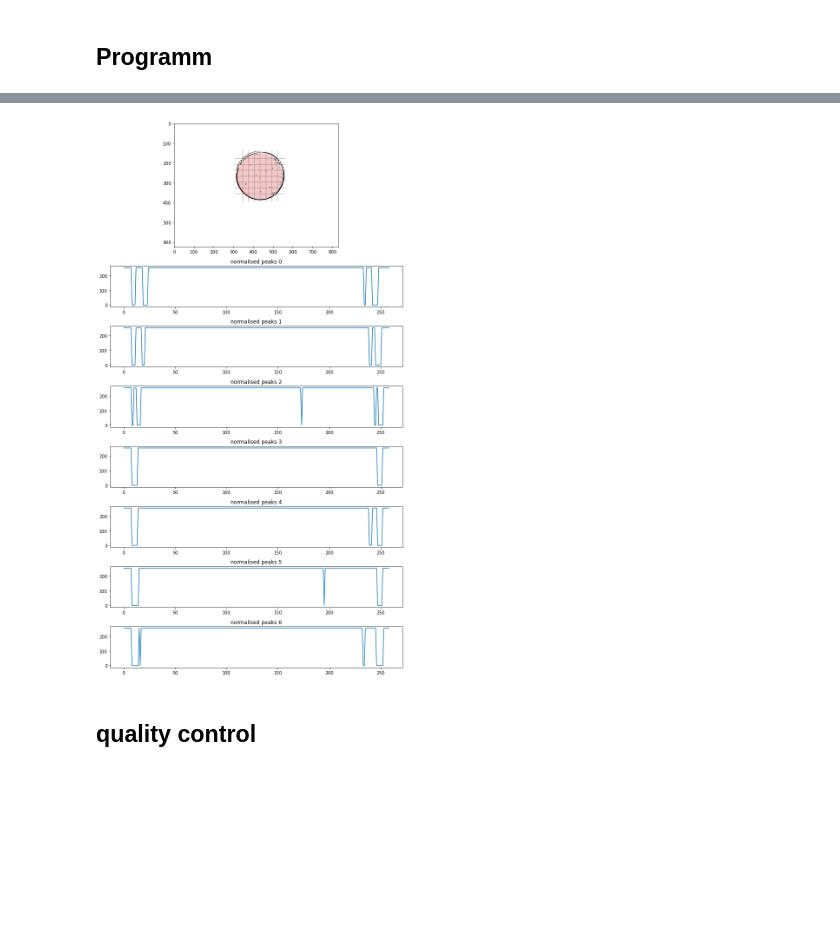
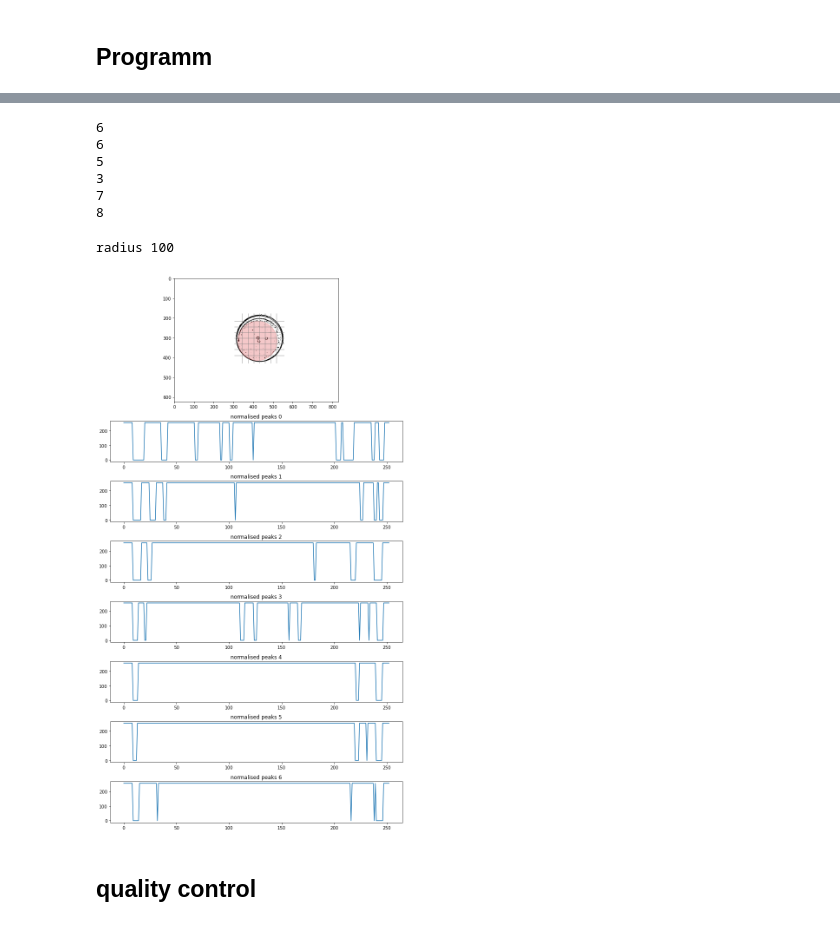
Before and after one commit to cfsb618/PyPhaseChip, a Jupyter notebook: pyphasechip.ipynb, the cells around one changed output, grey strips where cells are left out. Saved outputs shown, nothing was run; the diff lists cells and outputs as text; code cells hidden in the pictures; blank space fills up the shorter version.

```diff
--- a/pyphasechip.ipynb
+++ b/pyphasechip.ipynb
@@ -60,7 +60,7 @@ n_timepoints = int(total_n_images / (number_of_diff_conc * n_wells * 2))
 
 # percental difference of img mean to all previous imgages.
 # value is similar to a sensivity-value
-percental_threshold = 80
+percental_threshold = 40
 
 
 # measured diameter of chamber to calculate radii for circle detection -> min and max [px]
@@ -225,0 +224,11 @@ LLPS detection
+# %%
+for c in range(3):
+    for w in range(2):
+        print(time_resolution[0][c][w]['time idx'])
+# %% [output]
+6
+6
+5
+3
+7
+8
@@ -226,9 +306,11 @@ LLPS detection
 # %%
 ### Plot
 
-time_idx = 1
-conc_nr = 2
-well_nr = 1
+
+conc_nr = 1
+well_nr = 0
+time_idx = 4
+
 img = time_resolution[time_idx][conc_nr][well_nr]['img']
 norm_pp_len_h = time_resolution[time_idx][conc_nr][well_nr]['normg_pp_len_h']
 l = time_resolution[time_idx][conc_nr][well_nr]['l']
@@ -243,7 +325,7 @@ E = time_resolution[time_idx][conc_nr][well_nr]['E']
 S = time_resolution[time_idx][conc_nr][well_nr]['S']
 W = time_resolution[time_idx][conc_nr][well_nr]['W']
 
-
+print("radius", radius_est)
 fig, (ax1, ax2, ax3, ax4, ax5, ax6, ax7, ax8) = plt.subplots(nrows=8, figsize=(10, 18), gridspec_kw={"height_ratios": [0.3, 0.1, 0.1, 0.1, 0.1, 0.1, 0.1, 0.1]})
 ax1.imshow(img, cmap="gray")
 
@@ -272,32 +354,33 @@ circle = plt.Circle((x_abs, y_abs), radius_est, color='tab:red', alpha=0.25)
 
 ax1.add_patch(circle)
 #ax1.hlines(y_ass, x_ass-10, x_ass+10, color='tab:blue', linewidth=5)
 
 ax2.plot(l, norm_pp_len_h[0])
 ax2.set_title("normalised peaks 0")
 
 ax3.plot(l, norm_pp_len_h[1])
 ax3.set_title("normalised peaks 1")
 
 ax4.plot(l, norm_pp_len_h[2])
 ax4.set_title("normalised peaks 2")
 
 ax5.plot(l, norm_pp_len_h[3])
 ax5.set_title("normalised peaks 3")
 
 ax6.plot(l, norm_pp_len_h[4])
 ax6.set_title("normalised peaks 4")
 
 ax7.plot(l, norm_pp_len_h[5])
 ax7.set_title("normalised peaks 5")
 
 ax8.plot(l, norm_pp_len_h[6])
 ax8.set_title("normalised peaks 6")
 
 #ax9.plot(l, np.sum(norm_pp_len_h, axis=0))
 #ax9.set_title("summed peaks")
 #ax9.hlines(5, np.min(l),np.max(l), color="tab:orange")
 fig.tight_layout()
-#fig.savefig("t2_c0_w1_nuMethod.png")
+fig.savefig(f"t{time_idx}_c{conc_nr}_w{well_nr}_self-dev-Algo.png")
 # %% [output]
+radius 100
-[figure, old version]
+[figure, new version]
```
Also changed, not shown: parts of 6 cells of this notebook, 4 other files.
